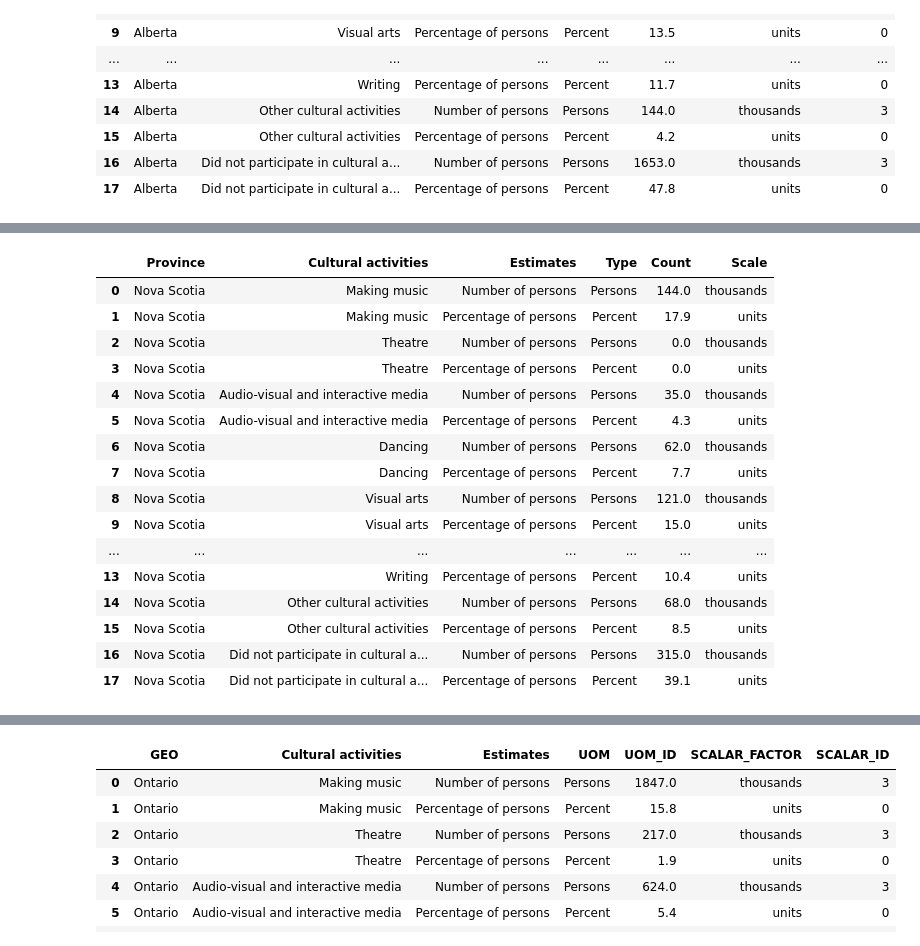
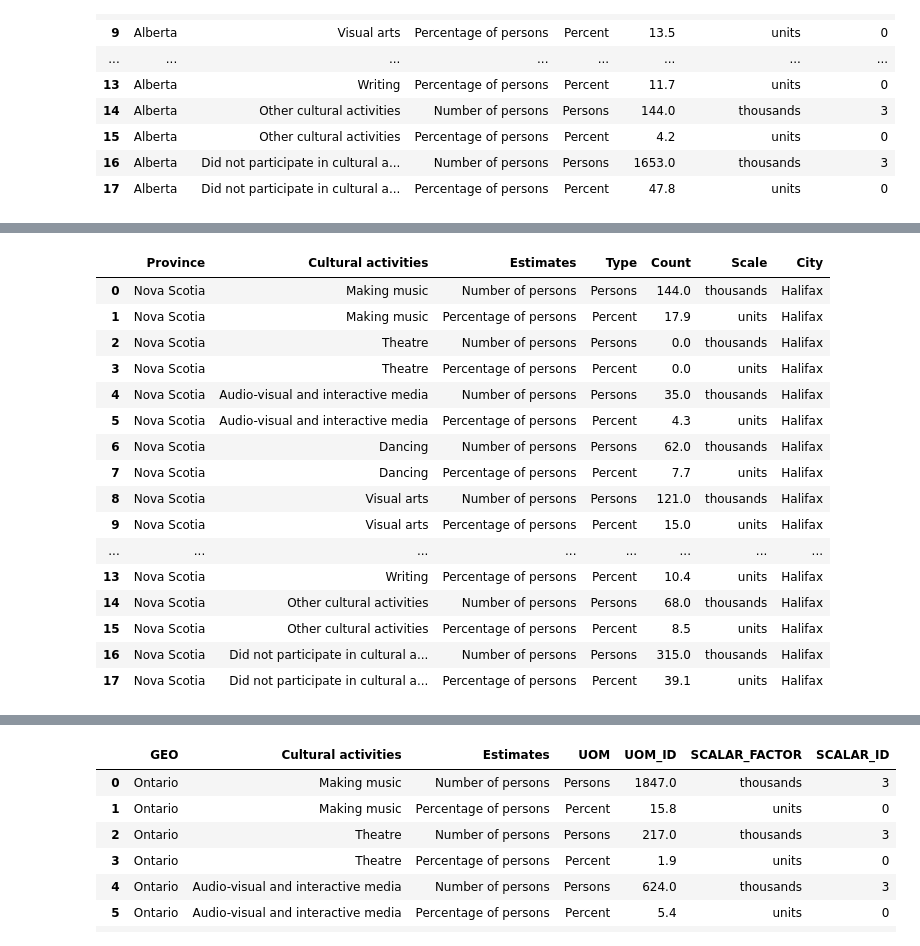
Before and after one commit to detmanski/Overview_Canada_Analysis, a Jupyter notebook: culture_by_province.ipynb, the cells around one changed output, grey strips where cells are left out. Drawn from its saved outputs; the diff is of its cells as text; code cells hidden in the pictures.

```diff
--- a/culture_by_province.ipynb
+++ b/culture_by_province.ipynb
@@ -349,26 +355,27 @@ ns_df = ns_df.rename(columns= {"GEO": "Province",
                               })
 ns_df.drop(columns="SCALAR_ID", inplace=True)
 # %%
+ns_df["City"]= "Halifax"
 ns_df.to_csv("Resources/ns_df.csv")
 ns_df
 # %% [output]
-|  | Province | Cultural activities | Estimates | Type | Count | Scale |
-| 0 | Nova Scotia | Making music | Number of persons | Persons | 144.0 | thousands |
-| 1 | Nova Scotia | Making music | Percentage of persons | Percent | 17.9 | units |
-| 2 | Nova Scotia | Theatre | Number of persons | Persons | 0.0 | thousands |
-| 3 | Nova Scotia | Theatre | Percentage of persons | Percent | 0.0 | units |
-| 4 | Nova Scotia | Audio-visual and interactive media | Number of persons | Persons | 35.0 | thousands |
-| 5 | Nova Scotia | Audio-visual and interactive media | Percentage of persons | Percent | 4.3 | units |
-| 6 | Nova Scotia | Dancing | Number of persons | Persons | 62.0 | thousands |
-| 7 | Nova Scotia | Dancing | Percentage of persons | Percent | 7.7 | units |
-| 8 | Nova Scotia | Visual arts | Number of persons | Persons | 121.0 | thousands |
-| 9 | Nova Scotia | Visual arts | Percentage of persons | Percent | 15.0 | units |
-| ... | ... | ... | ... | ... | ... | ... |
-| 13 | Nova Scotia | Writing | Percentage of persons | Percent | 10.4 | units |
-| 14 | Nova Scotia | Other cultural activities | Number of persons | Persons | 68.0 | thousands |
-| 15 | Nova Scotia | Other cultural activities | Percentage of persons | Percent | 8.5 | units |
-| 16 | Nova Scotia | Did not participate in cultural a... | Number of persons | Persons | 315.0 | thousands |
-| 17 | Nova Scotia | Did not participate in cultural a... | Percentage of persons | Percent | 39.1 | units |
+|  | Province | Cultural activities | Estimates | Type | Count | Scale | City |
+| 0 | Nova Scotia | Making music | Number of persons | Persons | 144.0 | thousands | Halifax |
+| 1 | Nova Scotia | Making music | Percentage of persons | Percent | 17.9 | units | Halifax |
+| 2 | Nova Scotia | Theatre | Number of persons | Persons | 0.0 | thousands | Halifax |
+| 3 | Nova Scotia | Theatre | Percentage of persons | Percent | 0.0 | units | Halifax |
+| 4 | Nova Scotia | Audio-visual and interactive media | Number of persons | Persons | 35.0 | thousands | Halifax |
+| 5 | Nova Scotia | Audio-visual and interactive media | Percentage of persons | Percent | 4.3 | units | Halifax |
+| 6 | Nova Scotia | Dancing | Number of persons | Persons | 62.0 | thousands | Halifax |
+| 7 | Nova Scotia | Dancing | Percentage of persons | Percent | 7.7 | units | Halifax |
+| 8 | Nova Scotia | Visual arts | Number of persons | Persons | 121.0 | thousands | Halifax |
+| 9 | Nova Scotia | Visual arts | Percentage of persons | Percent | 15.0 | units | Halifax |
+| ... | ... | ... | ... | ... | ... | ... | ... |
+| 13 | Nova Scotia | Writing | Percentage of persons | Percent | 10.4 | units | Halifax |
+| 14 | Nova Scotia | Other cultural activities | Number of persons | Persons | 68.0 | thousands | Halifax |
+| 15 | Nova Scotia | Other cultural activities | Percentage of persons | Percent | 8.5 | units | Halifax |
+| 16 | Nova Scotia | Did not participate in cultural a... | Number of persons | Persons | 315.0 | thousands | Halifax |
+| 17 | Nova Scotia | Did not participate in cultural a... | Percentage of persons | Percent | 39.1 | units | Halifax |
 # %%
 on_string = 'Resources/ON_Cultural_Participation.csv'
 on_df = pd.read_csv(on_string)
```
Also changed, not shown: parts of 18 cells of this notebook, 9 other files.
